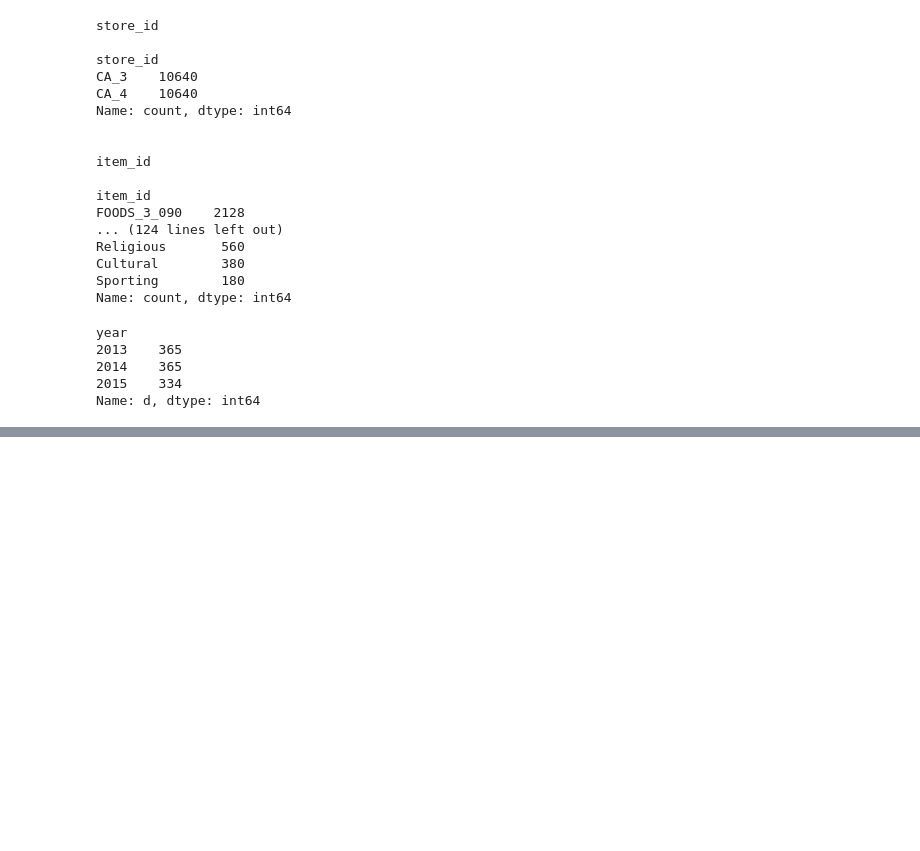
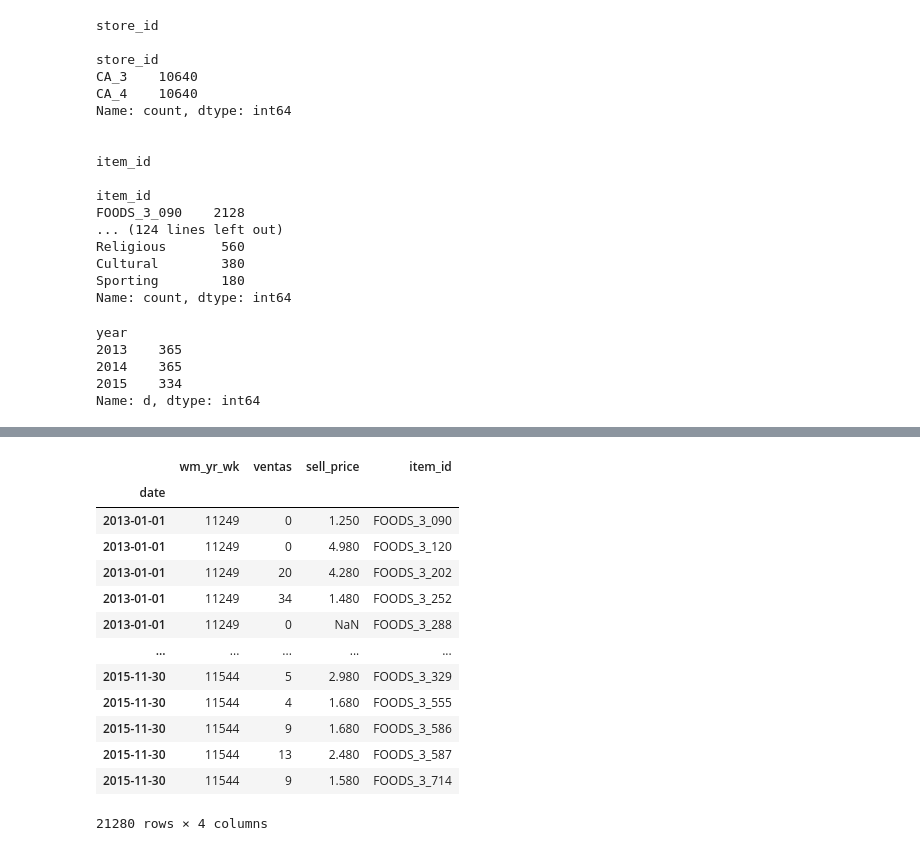
Before and after one commit to PabloHVega/ForecastingRetail, a Jupyter notebook: 03_notebooks/02_Calidad_Datos.ipynb, the cells around one changed output, grey strips where cells are left out. Saved outputs shown, nothing was run; the diff lists cells and outputs as text; code cells hidden in the pictures; blank space fills up the shorter version.

```diff
--- a/03_notebooks/02_Calidad_Datos.ipynb
+++ b/03_notebooks/02_Calidad_Datos.ipynb
@@ -236,0 +282,18 @@ Name: d, dtype: int64
+# %%
+num = pd.concat([num, cat['item_id']], axis=1)
+num
+# %% [output]
+|  | wm_yr_wk | ventas | sell_price | item_id |
+| date |  |  |  |  |
+| 2013-01-01 | 11249 | 0 | 1.250 | FOODS_3_090 |
+| 2013-01-01 | 11249 | 0 | 4.980 | FOODS_3_120 |
+| 2013-01-01 | 11249 | 20 | 4.280 | FOODS_3_202 |
+| 2013-01-01 | 11249 | 34 | 1.480 | FOODS_3_252 |
+| 2013-01-01 | 11249 | 0 | NaN | FOODS_3_288 |
+| ... | ... | ... | ... | ... |
+| 2015-11-30 | 11544 | 5 | 2.980 | FOODS_3_329 |
+| 2015-11-30 | 11544 | 4 | 1.680 | FOODS_3_555 |
+| 2015-11-30 | 11544 | 9 | 1.680 | FOODS_3_586 |
+| 2015-11-30 | 11544 | 13 | 2.480 | FOODS_3_587 |
+| 2015-11-30 | 11544 | 9 | 1.580 | FOODS_3_714 |
+21280 rows × 4 columns
```
Also changed, not shown: parts of 15 cells of this notebook, 1 other file.
